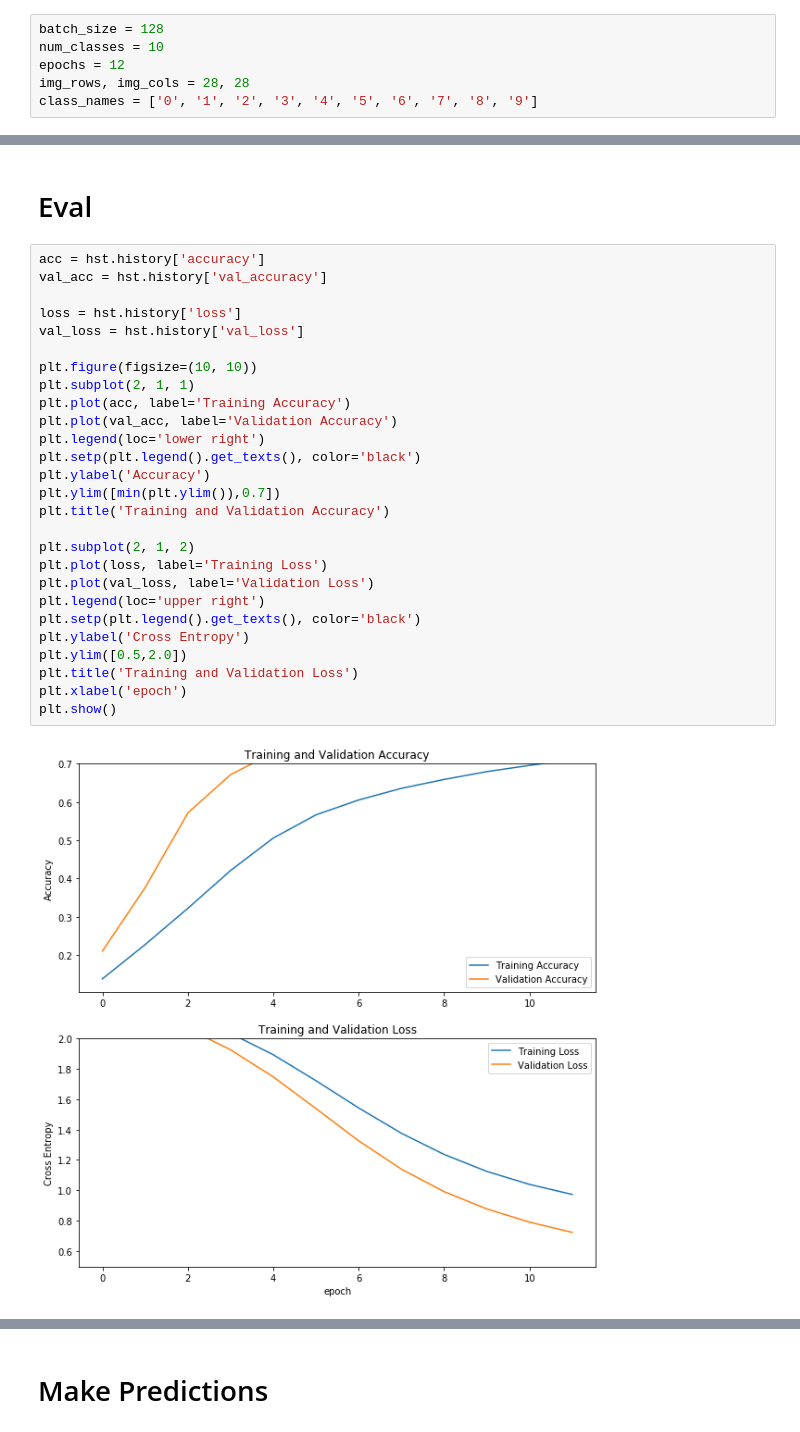
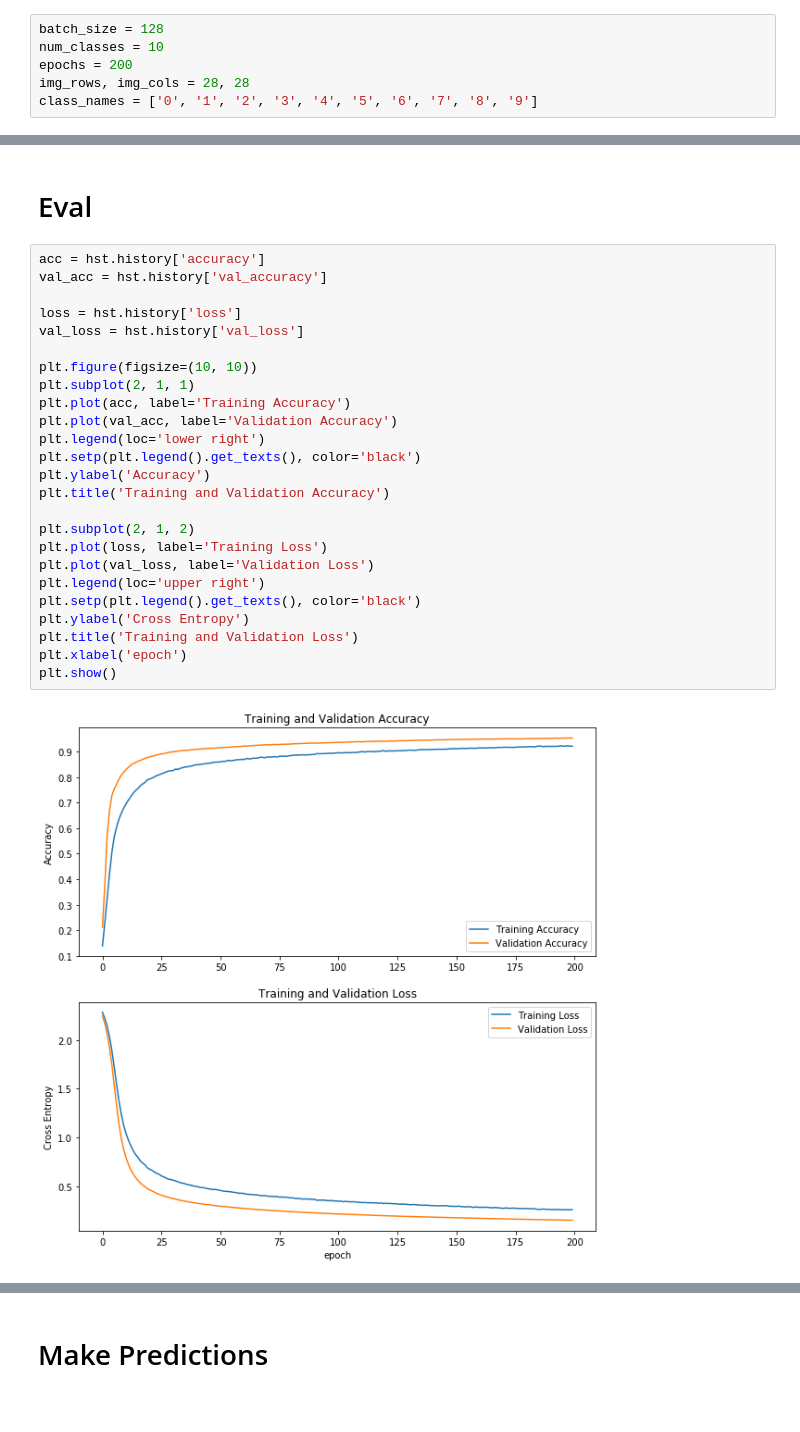
Before and after one commit to Magmarx/Lab1ClasificadorDeImagenes, a Jupyter notebook: Laboratorio1SP1.ipynb, the cells around one changed output, grey strips where cells are left out. Cells and saved outputs as stored; diff of their text form.

Commit message:
Test with 200 Epochs (GPU Active) 4-7s per Epoch acc: 95%

```diff
--- a/Laboratorio1SP1.ipynb
+++ b/Laboratorio1SP1.ipynb
@@ -25,7 +25,7 @@ TensorFlow 2.x selected.
 # %%
 batch_size = 128
 num_classes = 10
-epochs = 12
+epochs = 200
 img_rows, img_cols = 28, 28
 class_names = ['0', '1', '2', '3', '4', '5', '6', '7', '8', '9']
 # %% [markdown]
@@ -159,32 +163,30 @@ Epoch 12/12
 # %%
 acc = hst.history['accuracy']
 val_acc = hst.history['val_accuracy']
 
 loss = hst.history['loss']
 val_loss = hst.history['val_loss']
 
 plt.figure(figsize=(10, 10))
 plt.subplot(2, 1, 1)
 plt.plot(acc, label='Training Accuracy')
 plt.plot(val_acc, label='Validation Accuracy')
 plt.legend(loc='lower right')
 plt.setp(plt.legend().get_texts(), color='black')
 plt.ylabel('Accuracy')
-plt.ylim([min(plt.ylim()),0.7])
 plt.title('Training and Validation Accuracy')
 
 plt.subplot(2, 1, 2)
 plt.plot(loss, label='Training Loss')
 plt.plot(val_loss, label='Validation Loss')
 plt.legend(loc='upper right')
 plt.setp(plt.legend().get_texts(), color='black')
 plt.ylabel('Cross Entropy')
-plt.ylim([0.5,2.0])
 plt.title('Training and Validation Loss')
 plt.xlabel('epoch')
 plt.show()
 # %% [output]
-[figure, old version]
+[figure, new version]
 # %%
 test_loss, test_acc = model.evaluate(x_test,  y_test, verbose=3)
 
```
Also changed, not shown: parts of 5 cells of this notebook, 1 other file.
